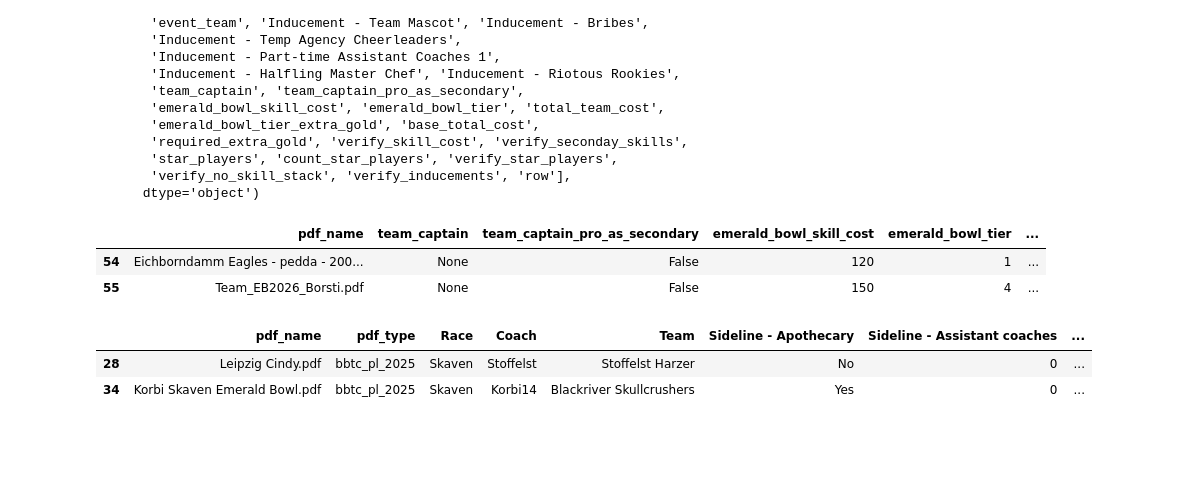
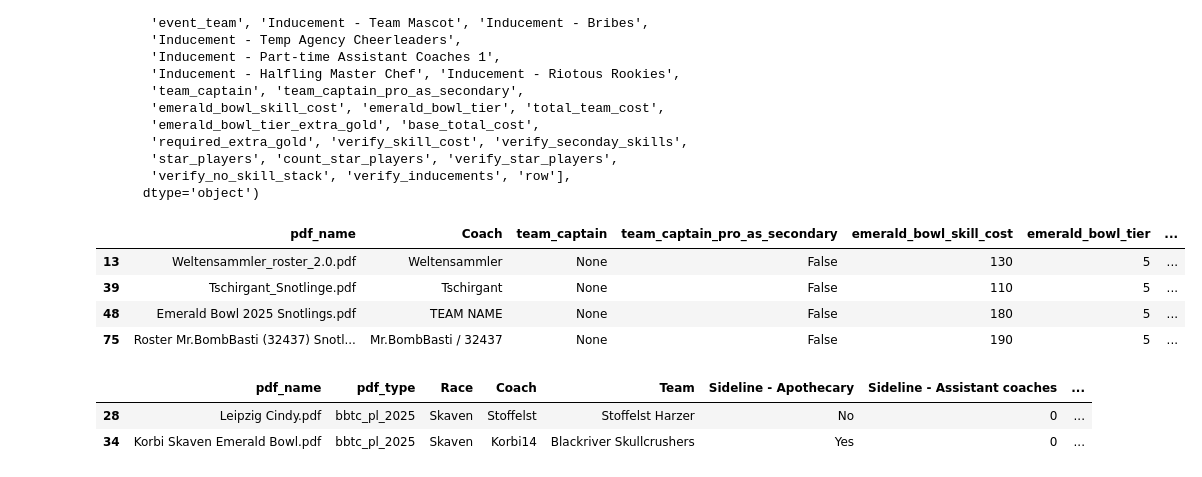
Before and after one commit to mpSchrader/BBRosterVisualizer, a Jupyter notebook: notebooks/Roster Processing Iteration - BB25.ipynb, the cells around one changed output. Cells and saved outputs as stored; diff of their text form; code cells hidden in the pictures; blank space fills up the shorter version.

```diff
--- a/notebooks/Roster Processing Iteration - BB25.ipynb
+++ b/notebooks/Roster Processing Iteration - BB25.ipynb
@@ -900,17 +929,19 @@ Index(['pdf_name', 'pdf_type', 'Race', 'Coach', 'Team',
        'verify_no_skill_stack', 'verify_inducements', 'row'],
       dtype='object')
 # %%
-df_team_event[df_team_event["event_team"]=='Last Minute Dudes'][["pdf_name",
+df_team_event[df_team_event["Race"]=='Snotling'][["pdf_name", "Coach",
        'team_captain', 'team_captain_pro_as_secondary',
        'emerald_bowl_skill_cost', 'emerald_bowl_tier', 'total_team_cost',
        'emerald_bowl_tier_extra_gold', 'base_total_cost',
        'required_extra_gold', 'verify_skill_cost', 'verify_seconday_skills',
        'star_players', 'count_star_players', 'verify_star_players',
        'verify_no_skill_stack', 'verify_inducements']]
 # %% [output]
-|  | pdf_name | team_captain | team_captain_pro_as_secondary | emerald_bowl_skill_cost | emerald_bowl_tier | ... |
-| 54 | Eichborndamm Eagles - pedda - 200... | None | False | 120 | 1 | ... |
-| 55 | Team_EB2026_Borsti.pdf | None | False | 150 | 4 | ... |
+|  | pdf_name | Coach | team_captain | team_captain_pro_as_secondary | emerald_bowl_skill_cost | emerald_bowl_tier | ... |
+| 13 | Weltensammler_roster_2.0.pdf | Weltensammler | None | False | 130 | 5 | ... |
+| 39 | Tschirgant_Snotlinge.pdf | Tschirgant | None | False | 110 | 5 | ... |
+| 48 | Emerald Bowl 2025 Snotlings.pdf | TEAM NAME | None | False | 180 | 5 | ... |
+| 75 | Roster Mr.BombBasti (32437) Snotl... | Mr.BombBasti / 32437 | None | False | 190 | 5 | ... |
 # %%
 df_team_event[df_team_event["Inducement - Part-time Assistant Coaches 1"].notna()]
 # %% [output]
```
Also changed, not shown: parts of 5 cells of this notebook.
